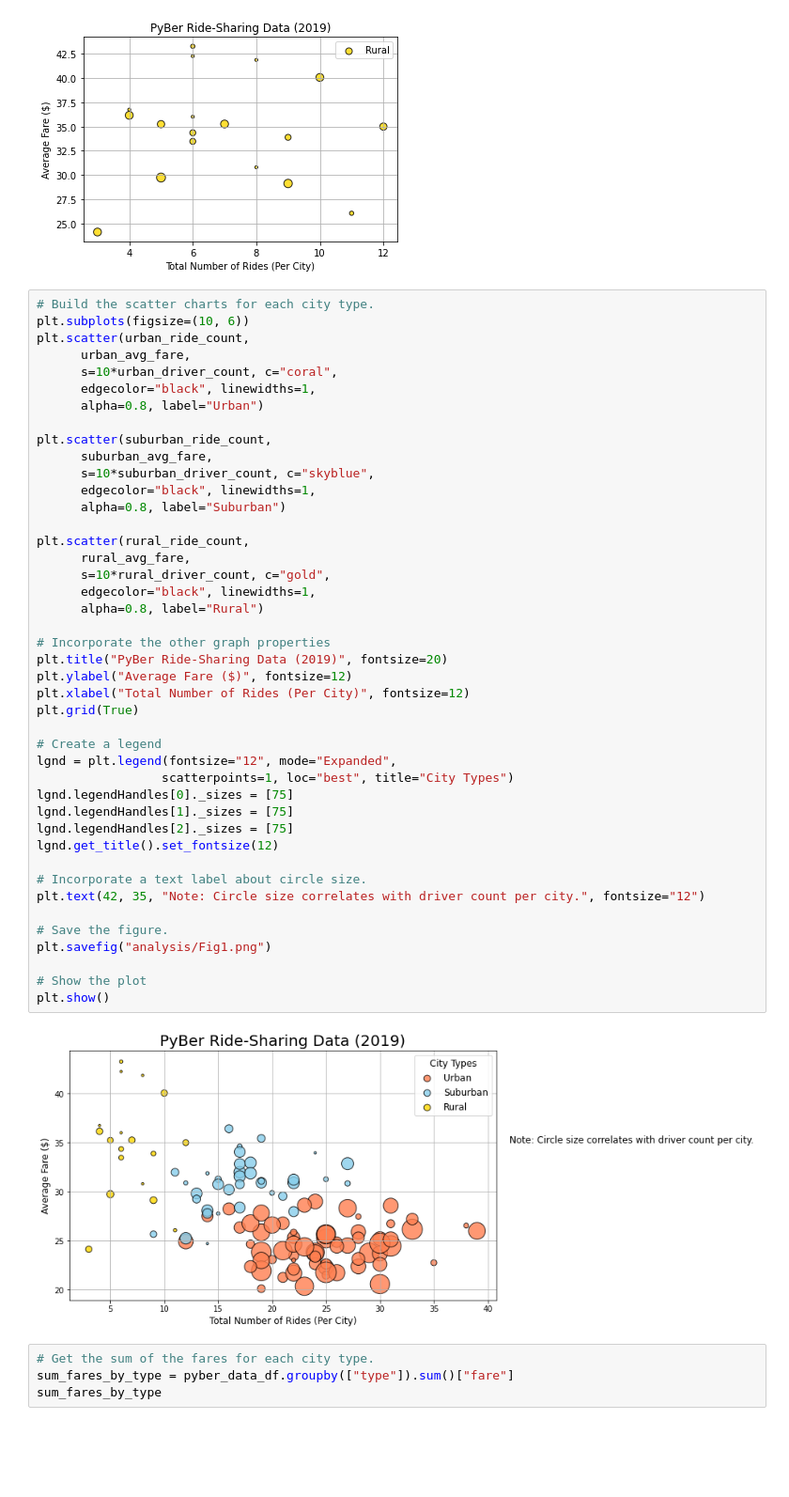
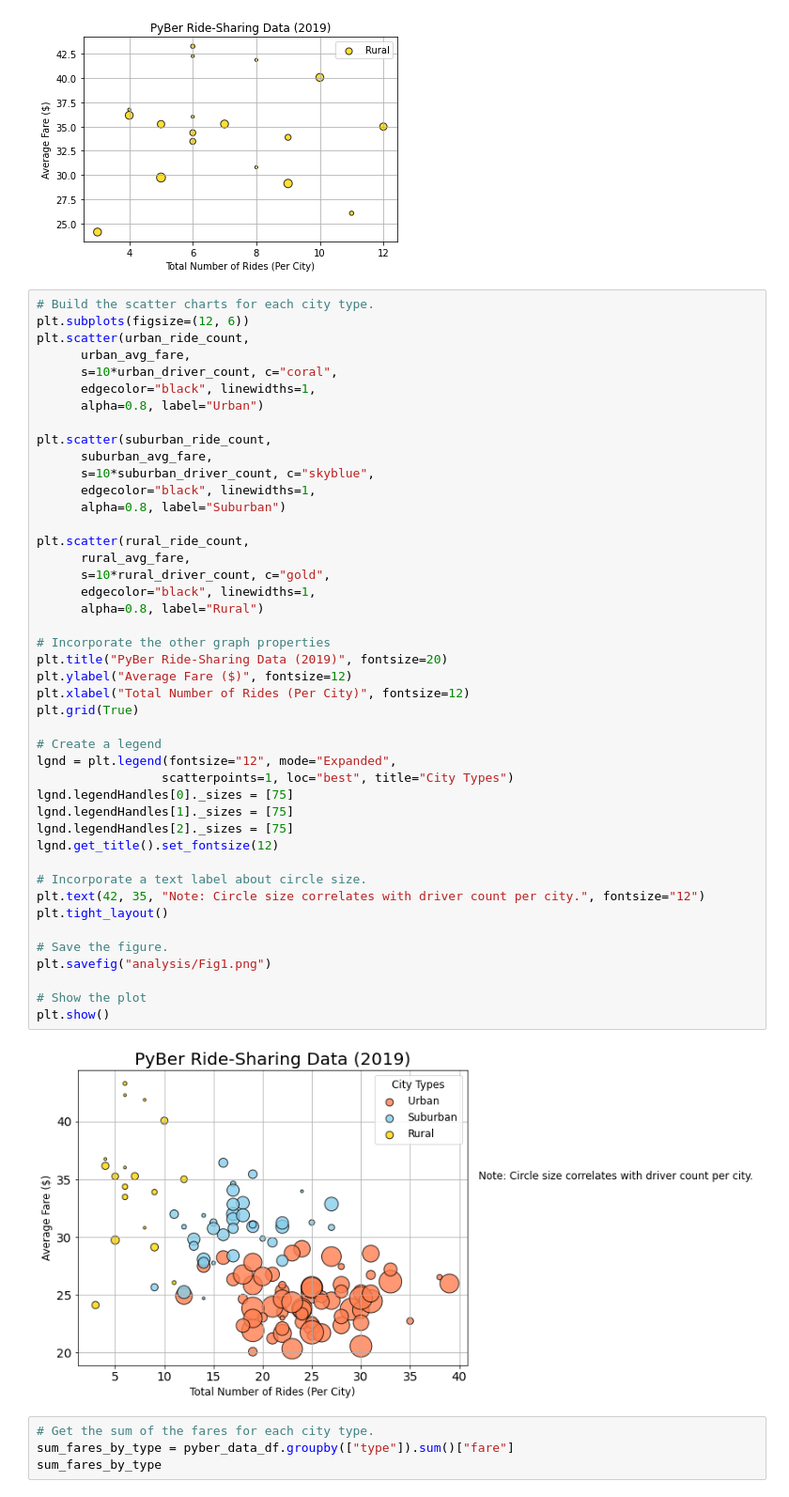
Before and after one commit to meganxlee/PyBer_Analysis, a Jupyter notebook: PyBer.ipynb, the cells around one changed output. Shown at 94% size. Drawn from its saved outputs; the diff is of its cells as text; blank space fills up the shorter version.

```diff
--- a/PyBer.ipynb
+++ b/PyBer.ipynb
@@ -238,7 +238,7 @@ plt.legend()
 [figure]
 # %%
 # Build the scatter charts for each city type.
-plt.subplots(figsize=(10, 6))
+plt.subplots(figsize=(12, 6))
 plt.scatter(urban_ride_count,
       urban_avg_fare,
       s=10*urban_driver_count, c="coral",
@@ -253,34 +253,35 @@ plt.scatter(suburban_ride_count,
 
 plt.scatter(rural_ride_count,
       rural_avg_fare,
       s=10*rural_driver_count, c="gold",
       edgecolor="black", linewidths=1,
       alpha=0.8, label="Rural")
 
 # Incorporate the other graph properties
 plt.title("PyBer Ride-Sharing Data (2019)", fontsize=20)
 plt.ylabel("Average Fare ($)", fontsize=12)
 plt.xlabel("Total Number of Rides (Per City)", fontsize=12)
 plt.grid(True)
 
 # Create a legend
 lgnd = plt.legend(fontsize="12", mode="Expanded",
                  scatterpoints=1, loc="best", title="City Types")
 lgnd.legendHandles[0]._sizes = [75]
 lgnd.legendHandles[1]._sizes = [75]
 lgnd.legendHandles[2]._sizes = [75]
 lgnd.get_title().set_fontsize(12)
 
 # Incorporate a text label about circle size.
 plt.text(42, 35, "Note: Circle size correlates with driver count per city.", fontsize="12")
+plt.tight_layout()
 
 # Save the figure.
 plt.savefig("analysis/Fig1.png")
 
 # Show the plot
 plt.show()
 # %% [output]
-[figure, old version]
+[figure, new version]
 # %%
 # Get the sum of the fares for each city type.
 sum_fares_by_type = pyber_data_df.groupby(["type"]).sum()["fare"]
```
Also changed, not shown: 4 other files.
